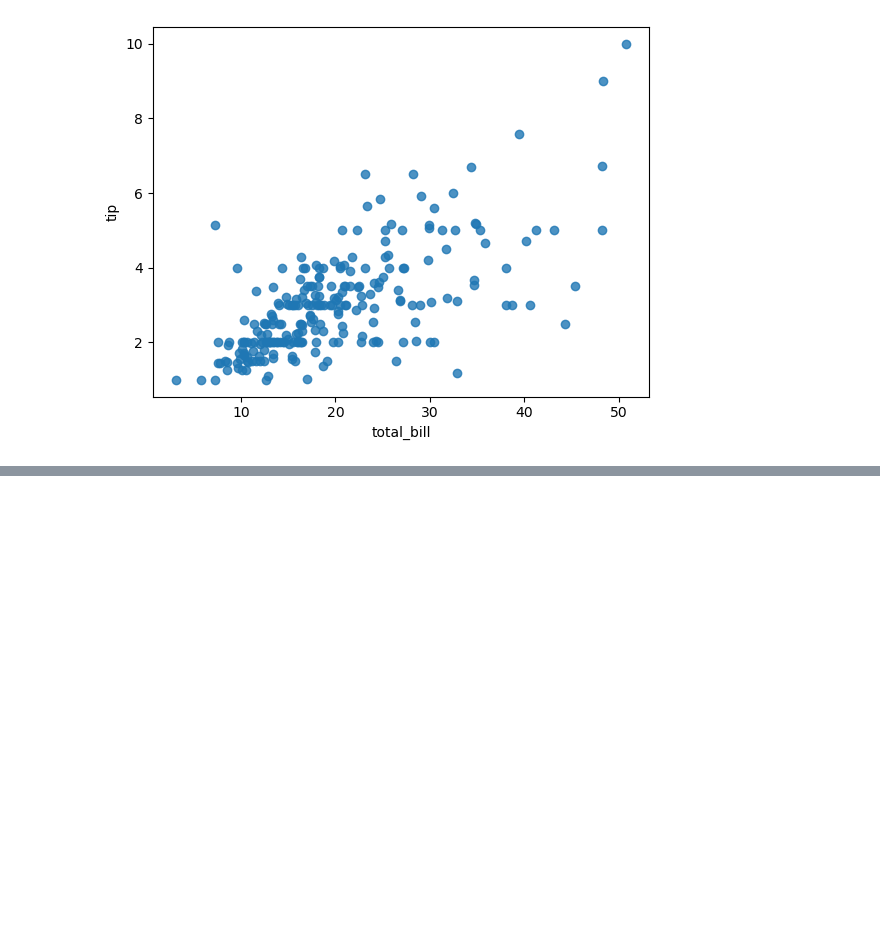
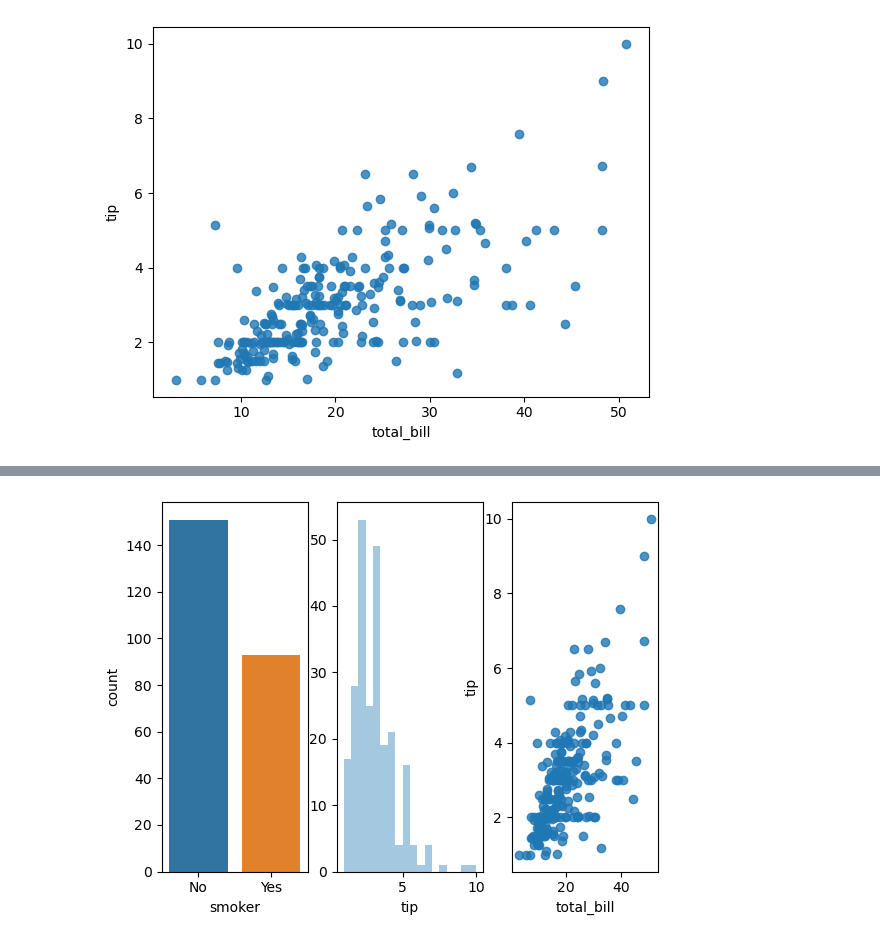
Before and after one commit to pipipik/skillup_01, a Jupyter notebook: DAY6/20240209_DAY6.ipynb, the cells around one changed output, grey strips where cells are left out. Cells and saved outputs as stored; diff of their text form; code cells hidden in the pictures; blank space fills up the shorter version.

Commit message:
Seabornを用いた可視化演習1

```diff
--- a/DAY6/20240209_DAY6.ipynb
+++ b/DAY6/20240209_DAY6.ipynb
@@ -26,0 +58,10 @@ plt.show()
+# %%
+# Seabornを用いた可視化
+# 問題1
+fig, ax = plt.subplots(1, 3)
+sns.countplot(tips.smoker, ax=ax[0])
+sns.distplot(tips.tip, kde=False, ax=ax[1])
+sns.regplot(tips.total_bill, tips.tip, fit_reg=False, ax=ax[2])
+plt.show()
+# %% [output]
+[figure, added]
```
Also changed, not shown: parts of 6 cells of this notebook.
